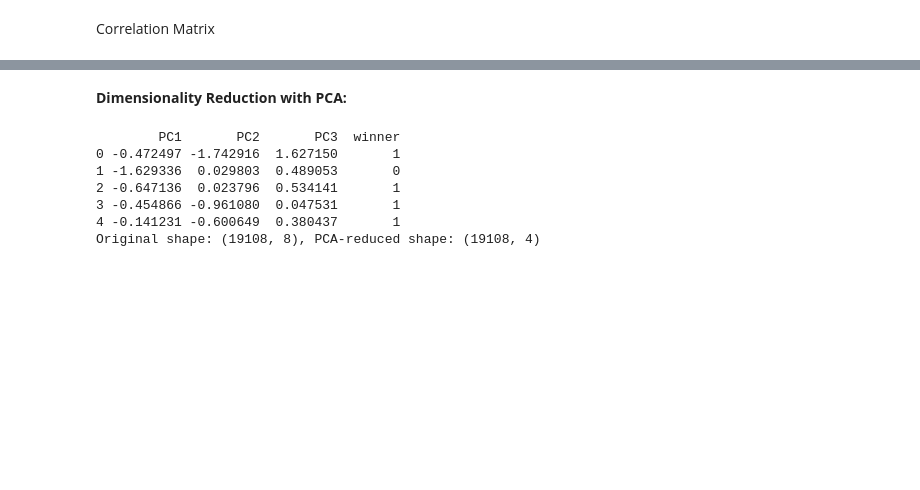
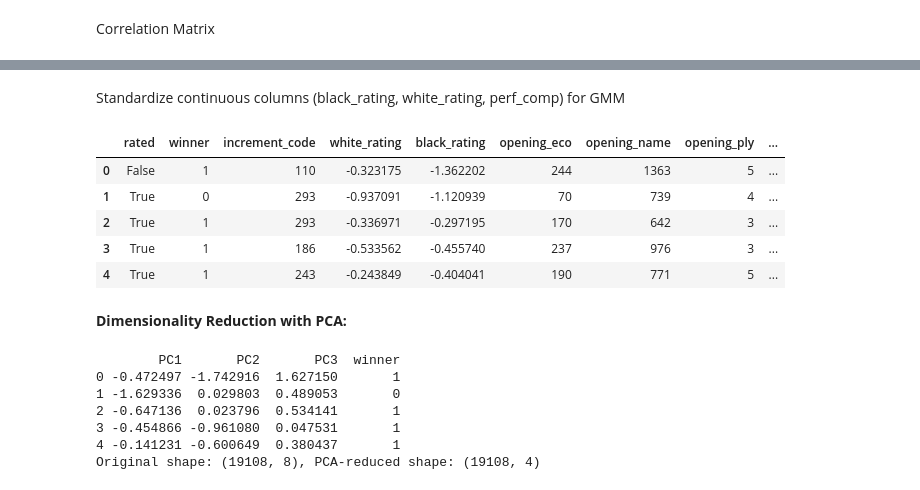
Before and after one commit to brysonbien/Chess-Opening-ML, a Jupyter notebook: final_report.ipynb, the cells around one changed output, grey strips where cells are left out. Drawn from its saved outputs; the diff is of its cells as text; code cells hidden in the pictures; blank space fills up the shorter version.

```diff
--- a/midterm_checkpoint.ipynb
+++ b/final_report.ipynb
@@ -112,3 +152,19 @@ df.drop(['moves'], axis=1, inplace=True)
+# %% [markdown]
+Standardize continuous columns (black_rating, white_rating, perf_comp) for GMM
+# %%
+scaler = StandardScaler()
+df_mod = df[['black_rating', 'white_rating', 'perf_comp']]
+scaled = scaler.fit_transform(df_mod)
+
+df[['black_rating', 'white_rating', 'perf_comp']] = scaled
+df.head()
+# %% [output]
+|  | rated | winner | increment_code | white_rating | black_rating | opening_eco | opening_name | opening_ply | ... |
+| 0 | False | 1 | 110 | -0.323175 | -1.362202 | 244 | 1363 | 5 | ... |
+| 1 | True | 0 | 293 | -0.937091 | -1.120939 | 70 | 739 | 4 | ... |
+| 2 | True | 1 | 293 | -0.336971 | -0.297195 | 170 | 642 | 3 | ... |
+| 3 | True | 1 | 186 | -0.533562 | -0.455740 | 237 | 976 | 3 | ... |
+| 4 | True | 1 | 243 | -0.243849 | -0.404041 | 190 | 771 | 5 | ... |
 # %% [markdown]
 **Dimensionality Reduction with PCA:**
 # %%
```
Also changed, not shown: parts of 18 cells of this notebook, 3 other files.
